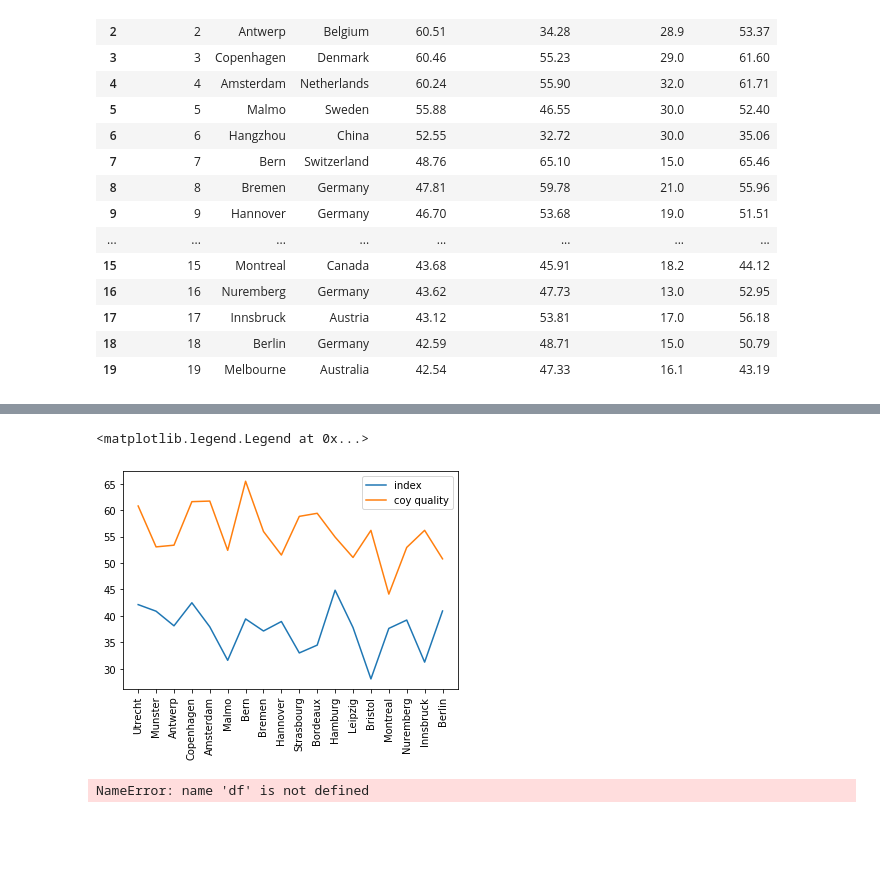
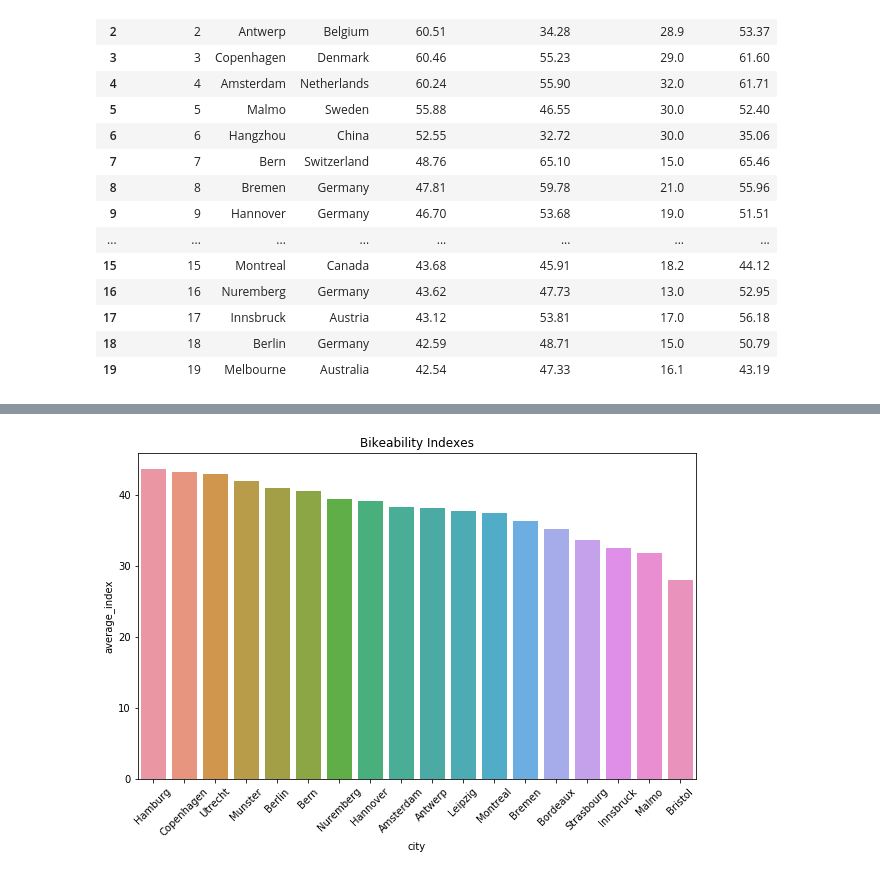
Before and after one commit to DchemistRae/Bikeability_calculator, a Jupyter notebook: result_analysis.ipynb, the cells around one changed output, grey strips where cells are left out. Saved outputs shown, nothing was run; the diff lists cells and outputs as text; code cells hidden in the pictures; blank space fills up the shorter version.

Commit message:
Most added to show current result in analysis notebook
Signed-off-by: Dchemist_Rae <rasimhi@yahoo.com>

```diff
--- a/result_analysis.ipynb
+++ b/result_analysis.ipynb
@@ -74,15 +75,11 @@ df
-# %%
-plt.plot(df['city'], df['average_index'], label = 'index')
-plt.plot(df['city'], df['road_quality'], label = 'coy quality' )
-#plt.plot(df['city'], df['bike_use_percent'])
-#plt.plot(df['city'], df['bike_infrastructure'], label = 'coy infrastructure')
-#plt.plot(df['city'], df['total_score'])
-plt.xticks(rotation = 90)
-plt.legend(loc = 'top right') #plot
-# %% [output]
-<matplotlib.legend.Legend at 0x...>
-[figure, removed]
-# %%
-df.dtypes
-# %% [output]
-NameError: name 'df' is not defined
+# %%
+import seaborn as sns
+plt.figure(figsize=(10,6))
+# make barplot and sort bars
+chart =sns.barplot(x='city', y="average_index", data=df,
+            order=df.sort_values('average_index', ascending= False).city)
+chart.set_xticklabels(chart.get_xticklabels(), rotation=45)
+plt.title('Bikeability Indexes')
+plt.show()
+# %% [output]
+[figure, added]
```
Also changed, not shown: parts of 4 cells of this notebook.
